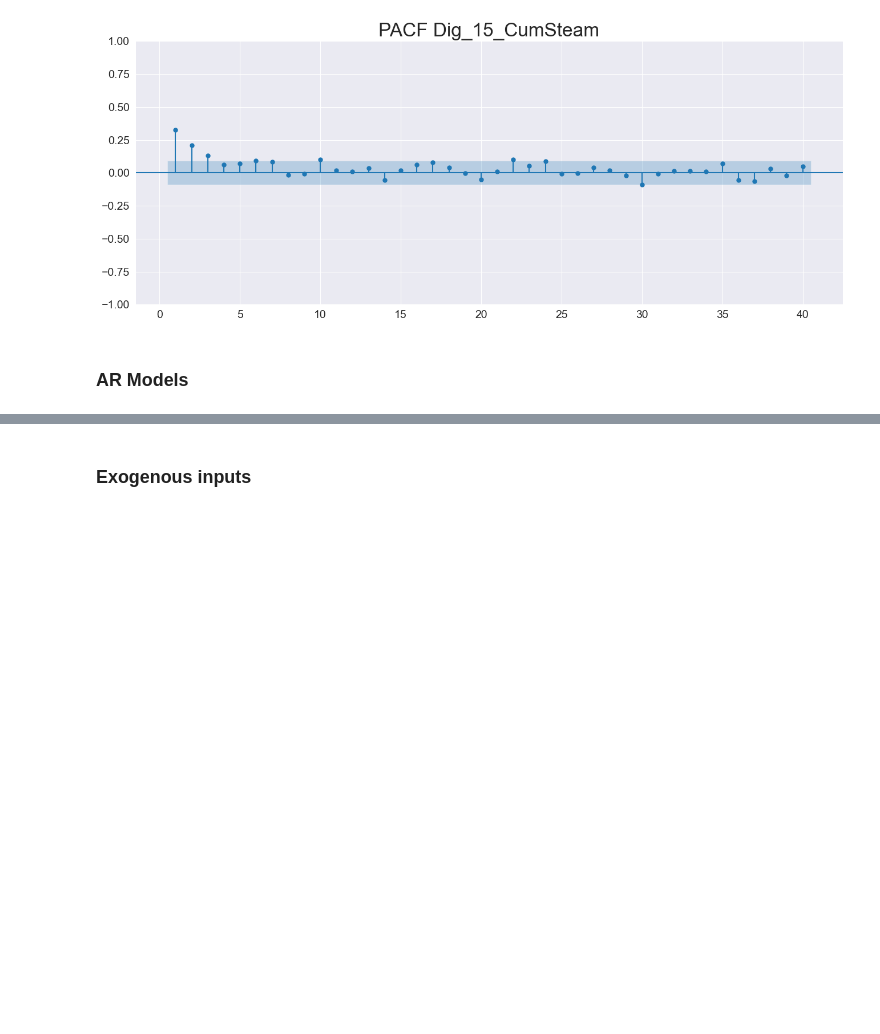
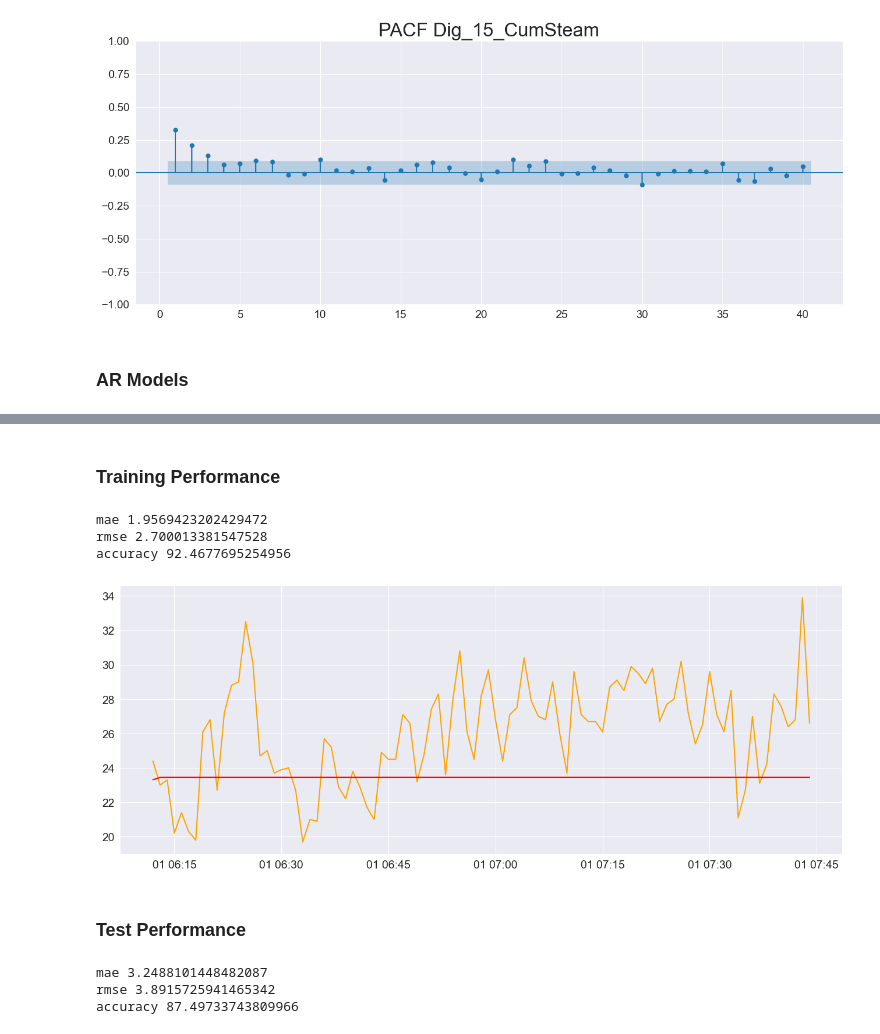
Before and after one commit to DaviesHub/linear_timeseries_analysis, a Jupyter notebook: Dig15LinearAnalysis.ipynb, the cells around one changed output, grey strips where cells are left out. Drawn from its saved outputs; the diff is of its cells as text; code cells hidden in the pictures; blank space fills up the shorter version.

```diff
--- a/Dig15LinearAnalysis.ipynb
+++ b/Dig15LinearAnalysis.ipynb
@@ -87,8 +87,6 @@ data15.head()
 | 2023-01-01 00:04:00 | 0.312540 | 1.664536 | 1.699610 | 0.010515 | 25.3 |
 # %%
 train_size = int(len(data15_comp)*0.8)
-val_size = int(len(data15_comp)*0.1)
 
 data15_train = data15_comp[:train_size]
-data15_val = data15_comp[train_size:train_size+val_size]
-data15_test = data15_comp[train_size+val_size:]
+data15_test = data15_comp[train_size:]
@@ -333,11 +398,29 @@ Warnings:
+# %% [markdown]
+### Training Performance
+# %%
+# Calculate Mean Absolute Error (MAE)
+mae = mean_absolute_error(data15_train['CUM_Steam'], train_predictions['predicted_mean'])
+
+# Calculate Root Mean Squared Error (RMSE)
+rmse = np.sqrt(mean_squared_error(data15_train['CUM_Steam'], train_predictions['predicted_mean']))
+
+# Calculate Accuracy (optional, depending on the problem)
+accuracy = (1 - (mae / np.mean(data15_train['CUM_Steam']))) * 100
+print('mae', mae)
+print('rmse', rmse)
+print('accuracy', accuracy)
+# %% [output]
+mae 1.9569423202429472
+rmse 2.700013381547528
+accuracy 92.4677695254956
 # %%
-# # Plot test data
-# plt.plot(data15_test.index, data15_test['Temp'], color='orange', label='Test')
+# Plot test data
+plt.plot(data15_test.index, data15_test['CUM_Steam'], color='orange', label='Test')
 
-# # Plot forecasted values of test data
-# plt.plot(data15_test.index, test_predictions['predicted_mean'], color='red', label='Forecast')
+# Plot forecasted values of test data
+plt.plot(data15_test.index, test_predictions['predicted_mean'], color='red', label='Forecast')
 
-# # Show plot
-# plt.show()
+# Show plot
+plt.show()
+# %% [output]
+[figure, added]
-# %% [markdown]
-### Exogenous inputs
@@ -348,0 +427,18 @@ Warnings:
+# %% [markdown]
+### Test Performance
+# %%
+# Calculate Mean Absolute Error (MAE)
+mae = mean_absolute_error(data15_test['CUM_Steam'], test_predictions['predicted_mean'])
+
+# Calculate Root Mean Squared Error (RMSE)
+rmse = np.sqrt(mean_squared_error(data15_test['CUM_Steam'], test_predictions['predicted_mean']))
+
+# Calculate Accuracy (optional, depending on the problem)
+accuracy = (1 - (mae / np.mean(data15_test['CUM_Steam']))) * 100
+print('mae', mae)
+print('rmse', rmse)
+print('accuracy', accuracy)
+# %% [output]
+mae 3.2488101448482087
+rmse 3.8915725941465342
+accuracy 87.49733743809966
```
Also changed, not shown: parts of 23 cells of this notebook, 1 other file.
